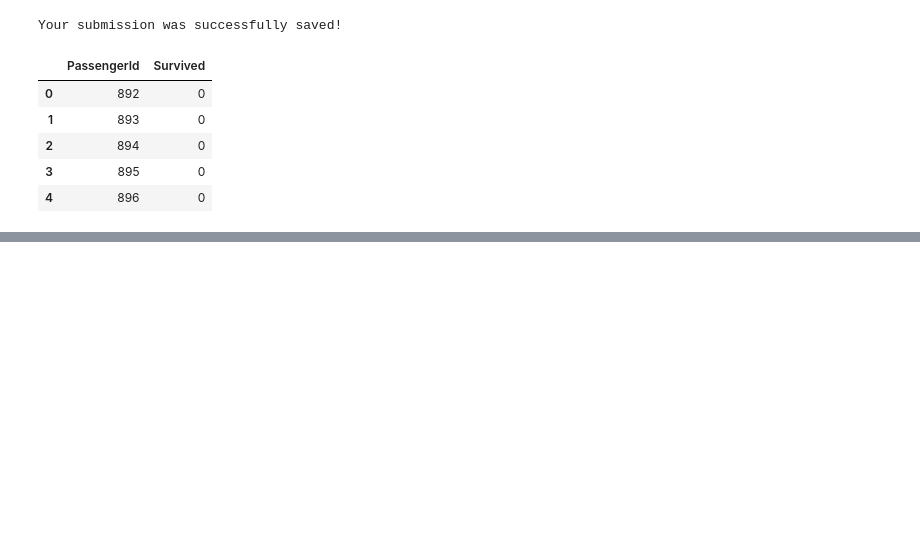
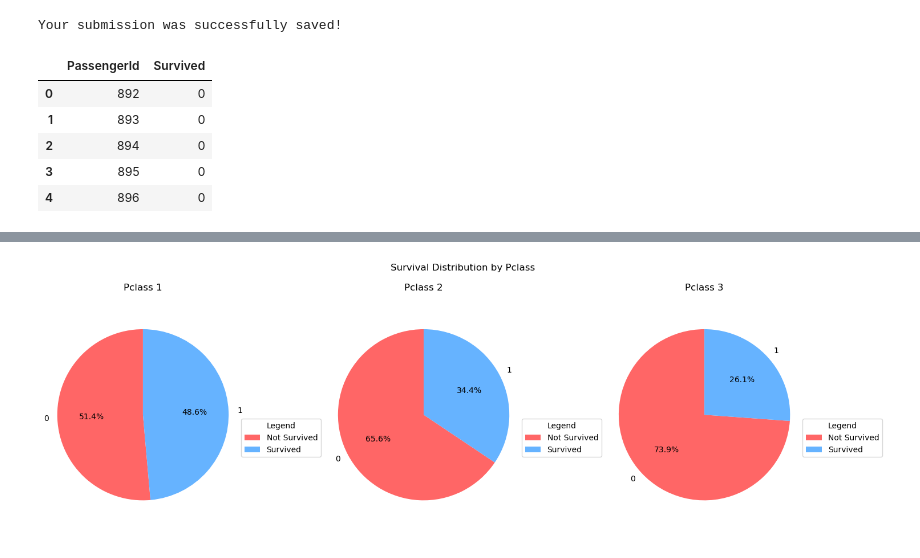
Before and after one commit to AdairPonceuwu/Titanic_Analysis, a Jupyter notebook: train.ipynb, the cells around one changed output, grey strips where cells are left out. Saved outputs shown, nothing was run; the diff lists cells and outputs as text; code cells hidden in the pictures; blank space fills up the shorter version.

```diff
--- a/train.ipynb
+++ b/train.ipynb
@@ -109,0 +110,3 @@ plt.show()
+# %%
+test_data['Survived'] = predictions
+test_data.head()
@@ -109,0 +120,24 @@ plt.show()
+# %%
+# Agrupar los datos por 'Pclass' y 'Survived', luego contar las ocurrencias
+grouped = test_data.groupby(['Pclass', 'Survived']).size().unstack()
+
+fig, axes = plt.subplots(1, 3, figsize=(15, 5))  # 1 fila y 3 columnas (una por cada clase)
+fig.suptitle('Survival Distribution by Pclass')
+
+colors = ['#ff6666', '#66b3ff']
+
+for i, pclass in enumerate([1, 2, 3]):
+    ax = axes[i]
+    survival_data = grouped.loc[pclass]
+
+    wedges, texts, autotexts = ax.pie(survival_data, labels=survival_data.index, autopct='%1.1f%%', startangle=90, colors=colors)
+
+    ax.set_title(f'Pclass {pclass}')
+    ax.axis('equal')
+
+    ax.legend(wedges, ['Not Survived', 'Survived'], title="Legend", loc="upper left", bbox_to_anchor=(1, 0.5))
+
+plt.tight_layout()  # Ajustar el espaciado para que no se superpongan los elementos
+plt.show()
+# %% [output]
+[figure, added]
```
Also changed, not shown: parts of 4 cells of this notebook.
